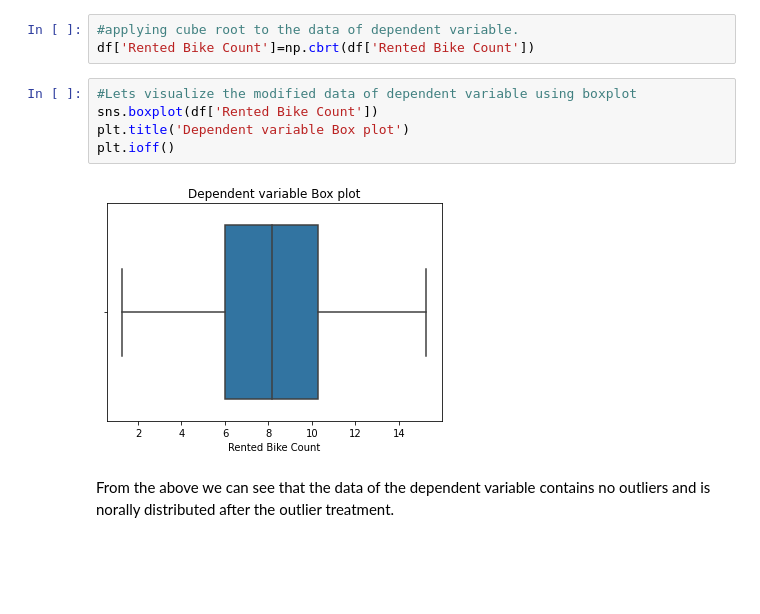
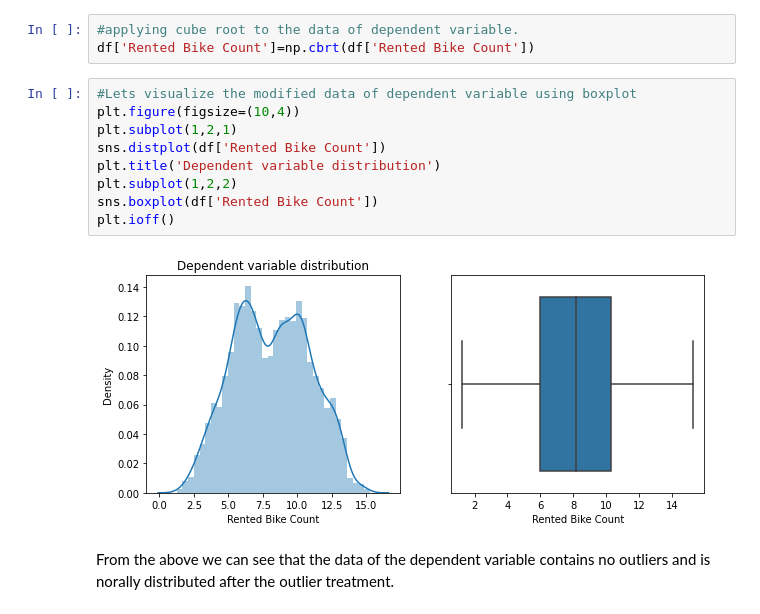
Before and after one commit to Jeevan-NM/Bike-Sharing-Demand-Prediction, a Jupyter notebook: BikeSharingDemandPrediction.ipynb, the cells around one changed output. Drawn from its saved outputs; the diff is of its cells as text; blank space fills up the shorter version.

```diff
--- a/BikeSharingDemandPrediction.ipynb
+++ b/BikeSharingDemandPrediction.ipynb
@@ -774,11 +778,15 @@ From the above we can see that the cube root tranformation handles the outliers
 df['Rented Bike Count']=np.cbrt(df['Rented Bike Count'])
 # %%
 #Lets visualize the modified data of dependent variable using boxplot
+plt.figure(figsize=(10,4))
+plt.subplot(1,2,1)
+sns.distplot(df['Rented Bike Count'])
+plt.title('Dependent variable distribution')
+plt.subplot(1,2,2)
 sns.boxplot(df['Rented Bike Count'])
-plt.title('Dependent variable Box plot')
 plt.ioff()
 # %% [output]
-[figure, old version]
+[figure, new version]
 # %% [markdown]
 From the above we can see that the data of the dependent variable contains no outliers and is norally distributed after the outlier treatment.
 # %%
```
Also changed, not shown: parts of 35 cells of this notebook.
